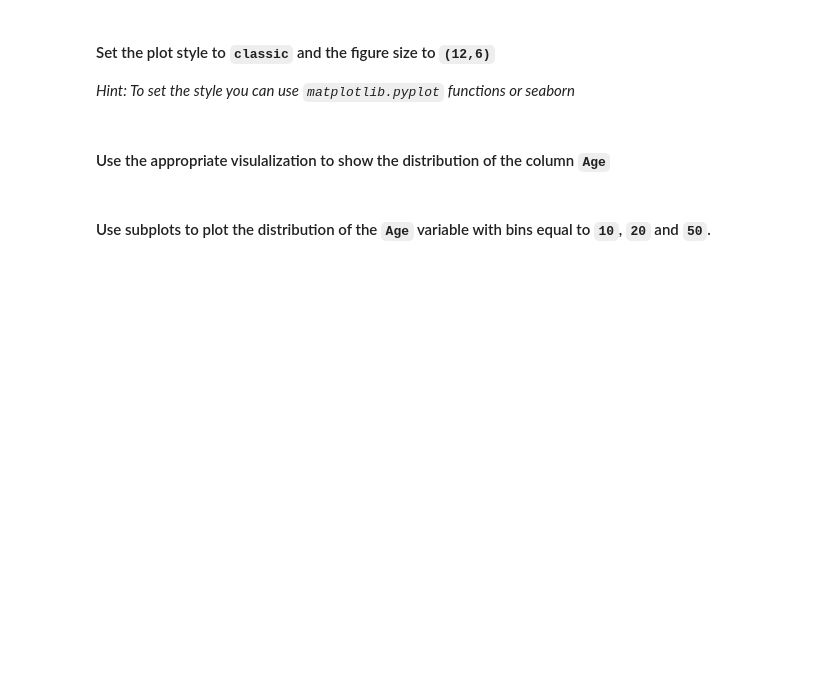
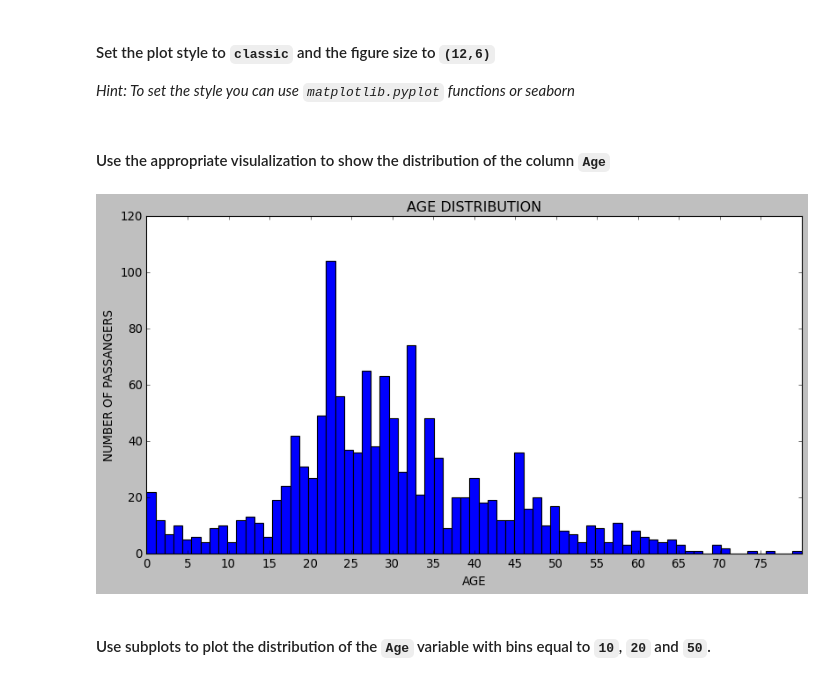
Before and after one commit to Ironhack-Part-Time-Enero2022/lab-visualization-extra, a Jupyter notebook: challenge-2.ipynb, the cells around one changed output. Saved outputs shown, nothing was run; the diff lists cells and outputs as text; code cells hidden in the pictures; blank space fills up the shorter version.

```diff
--- a/challenge-2.ipynb
+++ b/challenge-2.ipynb
@@ -97,2 +95,14 @@ plt.rcParams["figure.figsize"] = (12,6)
+# %%
+age = titanic['Age'].astype(dtype=int)
+age_count = age.value_counts()
+age_ages = age.unique()
+tabla_age = plt.hist(age,
+                    bins=len(age_ages))
+plt.title('AGE DISTRIBUTION')
+plt.xlabel("AGE")
+plt.ylabel("NUMBER OF PASSANGERS")
+plt.xticks(range(0,max(age_ages),5));
+# %% [output]
+[figure, added]
 # %% [markdown]
 #### Use subplots to plot the distribution of the `Age` variable with bins equal to `10`, `20` and `50`.
```
Also changed, not shown: parts of 4 cells of this notebook.
